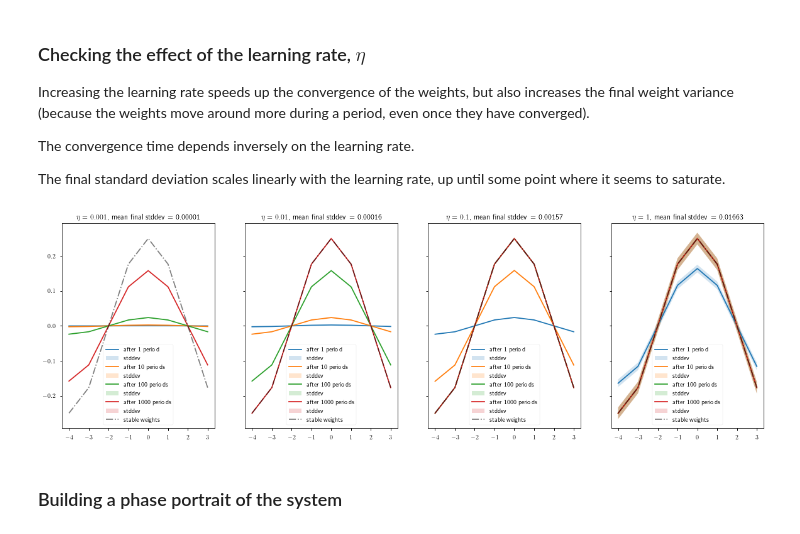
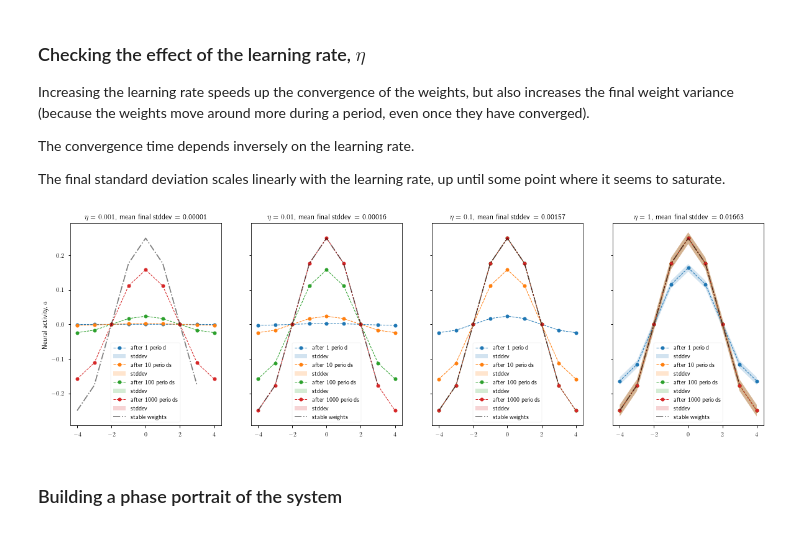
Before and after one commit to Dominic-DallOsto/insect-navigation-sinusoidal-optimality, a Jupyter notebook: sinusoidal Hebbian learning weights negative activity.ipynb, the cells around one changed output. Saved outputs shown, nothing was run; the diff lists cells and outputs as text; code cells hidden in the pictures.

Commit message:
Update Hebbian learning fixed activity plots

```diff
--- a/sinusoidal Hebbian learning weights negative activity.ipynb
+++ b/sinusoidal Hebbian learning weights negative activity.ipynb
@@ -12,6 +12,9 @@ plt.style.use('seaborn-notebook')
 plt.rc('font',**{'family':'sans-serif','sans-serif':['Computer Modern Sans serif']})
 plt.rc('text', usetex=True)
 np.random.seed(7) # seed so plots are repeatable
+%matplotlib inline
+# need the %matplotlib inline for the following to work
+plt.rc('figure', figsize = [10,6]) # paper figures should be width 10 (full linewidth) to have nicely readable text
 
 def roll_matrix_rows(matrix, roll_amounts):
 	'''roll each row of a 2D matrix by an independent amount, as specified in `roll_amounts`.'''
@@ -23,6 +26,7 @@ def roll_matrix_rows(matrix, roll_amounts):
 # %%
 profile_to_matrix = lambda profile: scipy.linalg.circulant(profile)
 get_cosine_from_fourier_spectrum = lambda fourier_spectrum: np.fft.ifft(fourier_spectrum).real
+circular_concat = lambda x : np.hstack((x, x[0]))
 
 def fill_fourier_modes_up_to_N(last_fourier_mode:int, period: int):
 	'''
@@ -92,16 +96,16 @@ def get_circulant_matrix_profile(matrix):
 	return mu, stddev
 
 def plot_circulant_matrix_as_profile(matrix, plot_stddev=True, roll=False, show=True):
-	N = np.arange(matrix.shape[0])
+	N = np.arange(matrix.shape[0]+1)
 	mu, stddev = get_circulant_matrix_profile(matrix)
 	if roll:
 		N -= matrix.shape[0]//2
 		mu = np.roll(mu, matrix.shape[0]//2)
 		stddev = np.roll(stddev, matrix.shape[0]//2)
 
-	plt.plot(N, mu)
+	plt.plot(N, circular_concat(mu), 'o--', markersize=6, linewidth=1)
 	if plot_stddev:
-		plt.fill_between(N, mu-stddev, mu+stddev, alpha=0.2)
+		plt.fill_between(N, circular_concat(mu-stddev), circular_concat(mu+stddev), alpha=0.2)
 	if show:
 		plt.show()
 
@@ -120,9 +124,3 @@ def get_grad_over_period(mu, amp, eta=0.01, _lambda=5.0):
 	mu_before, amp_before, phase_before = profile_to_mu_amp_phase(get_circulant_matrix_profile(W)[0])
 	mu_after, amp_after, phase_after = profile_to_mu_amp_phase(get_circulant_matrix_profile(W+eta*grad_over_period(W, input, _lambda))[0])
 	return (mu_after-mu_before, amp_after-amp_before, phase_after-phase_before)
-# %%
-W, delta_W_trace, W_trace = simulate_and_plot_fixed_activity(np.tile(input, (1000,1)), show=False, _lambda=_lambda)
-
-plt.plot(get_cosine_from_fourier_spectrum(fill_fourier_modes_in_range(1, 1, N)), '-.')
-plt.legend(['actual weights','weight stddev','stable weights'])
-plt.show()
@@ -142,20 +137,21 @@ The final standard deviation scales linearly with the learning rate, up until so
 # %%
 fig, axs=plt.subplots(1,4, sharey=True, figsize=(20,6))
 
 for eta, ax in zip([0.001, 0.01, 0.1, 1], axs):
 	W, delta_W_trace, W_trace = simulate_and_plot_fixed_activity(np.tile(input, (1000,1)), plot=False, _lambda=_lambda, eta=eta)
 
 	plt.sca(ax)
 	plot_circulant_matrix_as_profile(W_trace[N*1-1,:,:], plot_stddev=True, roll=True, show=False)
 	plot_circulant_matrix_as_profile(W_trace[N*10-1,:,:], plot_stddev=True, roll=True, show=False)
 	plot_circulant_matrix_as_profile(W_trace[N*100-1,:,:], plot_stddev=True, roll=True, show=False)
 	plot_circulant_matrix_as_profile(W_trace[N*1000-1,:,:], plot_stddev=True, roll=True, show=False)
 	plt.plot(neuron_indices-N//2, np.roll(get_cosine_from_fourier_spectrum(fill_fourier_modes_in_range(1, 1, N)), N//2), 'k-.', alpha=0.5)
 	plt.legend(['after 1 period','stddev','after 10 periods','stddev','after 100 periods','stddev','after 1000 periods','stddev','stable weights'])
 	plt.title(f'$\\eta = {eta}$, mean final stddev = {get_circulant_matrix_profile(W_trace[N*1000-1,:,:])[1].mean():.5f}')
+axs[0].set_ylabel('Neural activity, $a$')
 plt.show()
 # %% [output]
-[figure, old version]
+[figure, new version]
 # %% [markdown]
 ### Building a phase portrait of the system
 # %%
```
Also changed, not shown: parts of 2 cells of this notebook, 3 other files.
